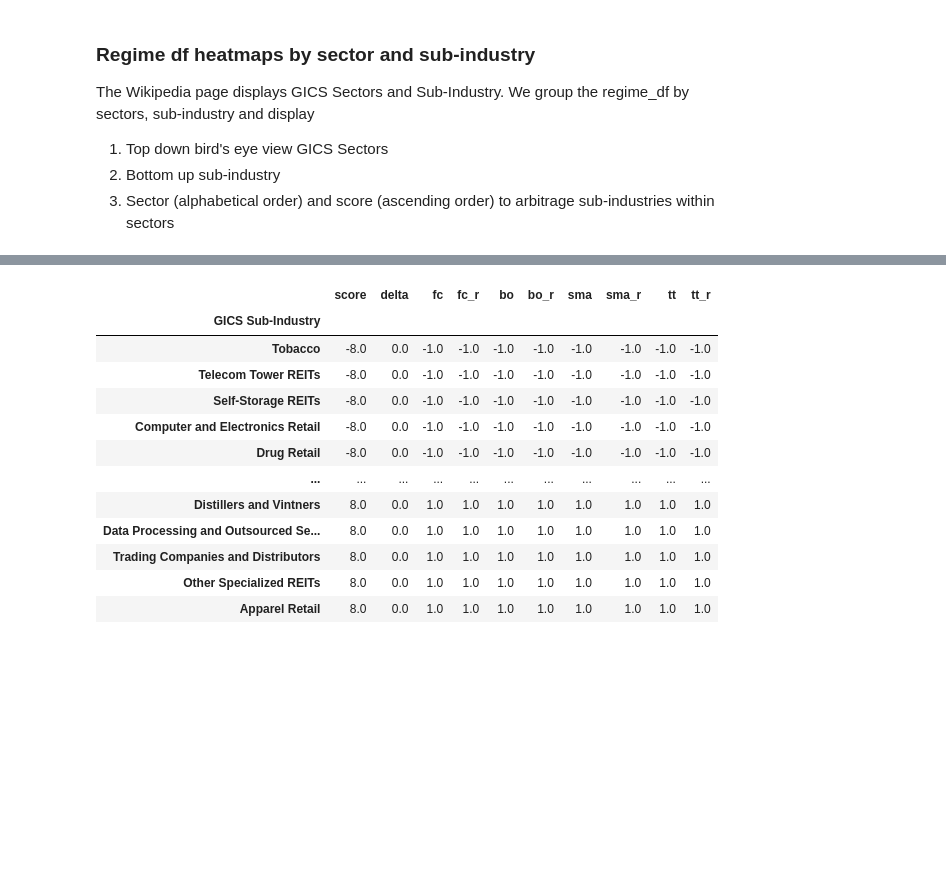
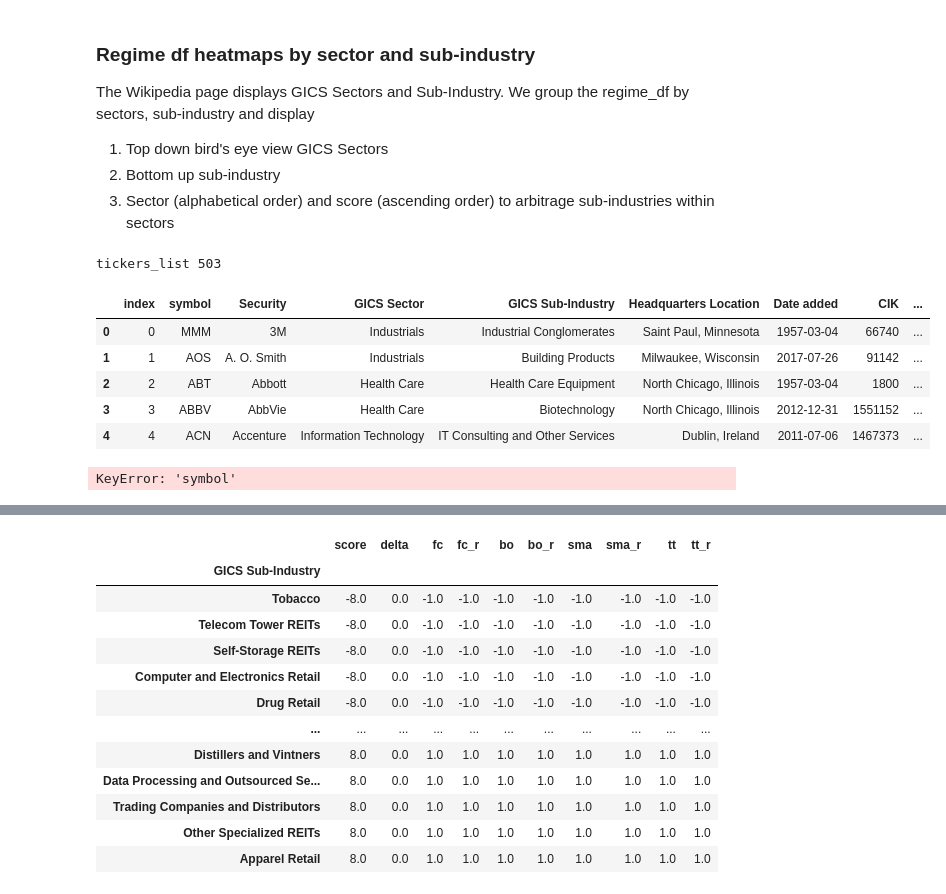
Before and after one commit to bjahnke/backtest_notebook, a Jupyter notebook: notes/market_scanner.ipynb, the cells around one changed output, grey strips where cells are left out. Saved outputs shown, nothing was run; the diff lists cells and outputs as text; code cells hidden in the pictures; blank space fills up the shorter version.

```diff
--- a/notes/market_scanner.ipynb
+++ b/notes/market_scanner.ipynb
@@ -161,10 +153,24 @@ The Wikipedia page displays GICS Sectors and Sub-Industry. We group the regime_d
 # %%
 # delta measures the difference between absolute and relative regimes
 from sqlalchemy import create_engine
 import dotenv
 import os
 dotenv.load_dotenv()
 regime_table = pd.read_sql(f'SELECT * FROM regime', os.environ.get('NEON_DB_CONSTR'))
+web_df = pd.read_sql('SELECT * FROM stock_info', os.environ.get('NEON_DB_CONSTR'))
+web_df['GICS Sub-Industry'] = web_df['GICS Sub-Industry'].str.replace('&', 'and', regex=True)
+tickers_list =  list(web_df['symbol'])
+tickers_list = tickers_list[:]
+print('tickers_list',len(tickers_list))
+web_df.head()
+# %% [output]
+tickers_list 503
+|  | index | symbol | Security | GICS Sector | GICS Sub-Industry | Headquarters Location | Date added | CIK | ... |
+| 0 | 0 | MMM | 3M | Industrials | Industrial Conglomerates | Saint Paul, Minnesota | 1957-03-04 | 66740 | ... |
+| 1 | 1 | AOS | A. O. Smith | Industrials | Building Products | Milwaukee, Wisconsin | 2017-07-26 | 91142 | ... |
+| 2 | 2 | ABT | Abbott | Health Care | Health Care Equipment | North Chicago, Illinois | 1957-03-04 | 1800 | ... |
+| 3 | 3 | ABBV | AbbVie | Health Care | Biotechnology | North Chicago, Illinois | 2012-12-31 | 1551152 | ... |
+| 4 | 4 | ACN | Accenture | Information Technology | IT Consulting and Other Services | Dublin, Ireland | 2011-07-06 | 1467373 | ... |
 # %%
 max_end_indices = regime_table.groupby(['symbol', 'type', 'is_relative'])['end'].idxmax()
 
@@ -195,6 +201,8 @@ regime_overview['delta'] = regime_overview['delta'] / len(regime_pairs)
 regime_overview['score'] = regime_overview[regime_cols].sum(axis=1)
 # add GICS Sector and Sub-Industry to regime_overview from web_df, merging on symbol for regime_overview, Symbol for web_df
 regime_overview = regime_overview.merge(web_df[['Symbol', 'GICS Sector', 'GICS Sub-Industry']], left_on='symbol', right_on='Symbol').drop(columns=['Symbol'])
+# %% [output]
+KeyError: 'symbol'
 # %%
 groupby_cols = ['score', 'delta'] + regime_cols
 sort_key = ['GICS Sector']
```
Also changed, not shown: parts of 2 cells of this notebook, 16 other files.
